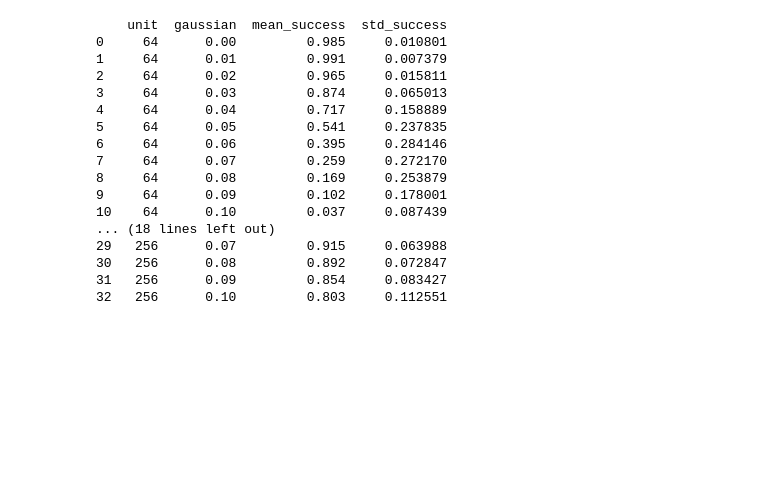
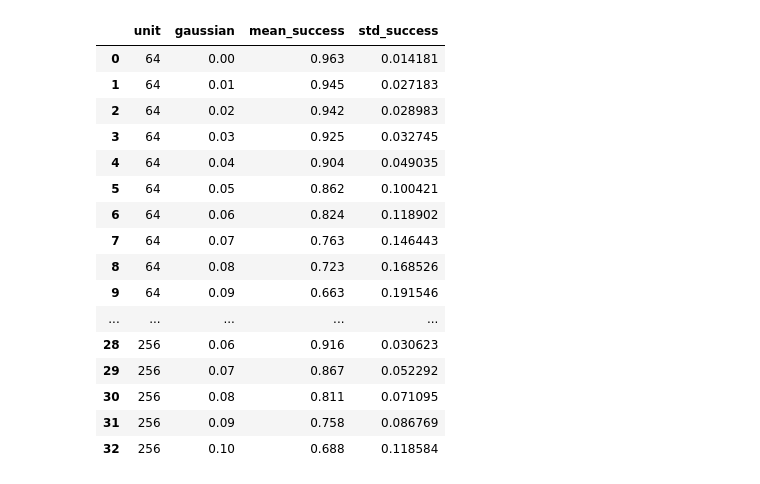
Before and after one commit to yuuharu11/LNN-control, a Jupyter notebook: robomimic/myscript/ipynb/error_injection.ipynb, the cells around one changed output. Saved outputs shown, nothing was run; the diff lists cells and outputs as text; code cells hidden in the pictures; blank space fills up the shorter version.

```diff
--- a/robomimic/myscript/ipynb/error_injection.ipynb
+++ b/robomimic/myscript/ipynb/error_injection.ipynb
@@ -6,59 +6,59 @@ import numpy as np
 import matplotlib.pyplot as plt
 
 units = [64, 128, 256]
-base_path = "/work/robomimic/csv/result/error/gaussian"
+base_path = "/work/robomimic/csv/result/error/proposal/3bit/gaussian"
 TOP_K = 10  # 上位k行で平均
 
 def extract_gaussian(path):
     m = re.search(r"gaussian([0-9.]+)\.csv", path)
     return float(m.group(1)) if m else None
 
 results = []
 
 for unit in units:
-    pattern = f"{base_path}/unit{unit}/gaussian*.csv"
+    pattern = f"{base_path}/u{unit}/gaussian*.csv"
     files = sorted(glob.glob(pattern))
 
     for f in files:
         g = extract_gaussian(f)
         if g is None:
             continue
 
         df = pd.read_csv(f)
 
         # === ここが変更点 ===
         # 行そのものから success_rate 上位kを選択
         topk = df.nlargest(TOP_K, "success_rate")
         mean_success = topk["success_rate"].mean()
         std_success = topk["success_rate"].std()
 
         results.append({
             "unit": unit,
             "gaussian": g,
             "mean_success": mean_success,
             "std_success": std_success
         })
 
 results_df = pd.DataFrame(results)
-print(results_df)
+display(results_df)
 # %% [output]
-    unit  gaussian  mean_success  std_success
-0     64      0.00         0.985     0.010801
-1     64      0.01         0.991     0.007379
-2     64      0.02         0.965     0.015811
-3     64      0.03         0.874     0.065013
-4     64      0.04         0.717     0.158889
-5     64      0.05         0.541     0.237835
-6     64      0.06         0.395     0.284146
-7     64      0.07         0.259     0.272170
-8     64      0.08         0.169     0.253879
-9     64      0.09         0.102     0.178001
-10    64      0.10         0.037     0.087439
-... (18 lines left out)
-29   256      0.07         0.915     0.063988
-30   256      0.08         0.892     0.072847
-31   256      0.09         0.854     0.083427
-32   256      0.10         0.803     0.112551
+|  | unit | gaussian | mean_success | std_success |
+| 0 | 64 | 0.00 | 0.963 | 0.014181 |
+| 1 | 64 | 0.01 | 0.945 | 0.027183 |
+| 2 | 64 | 0.02 | 0.942 | 0.028983 |
+| 3 | 64 | 0.03 | 0.925 | 0.032745 |
+| 4 | 64 | 0.04 | 0.904 | 0.049035 |
+| 5 | 64 | 0.05 | 0.862 | 0.100421 |
+| 6 | 64 | 0.06 | 0.824 | 0.118902 |
+| 7 | 64 | 0.07 | 0.763 | 0.146443 |
+| 8 | 64 | 0.08 | 0.723 | 0.168526 |
+| 9 | 64 | 0.09 | 0.663 | 0.191546 |
+| ... | ... | ... | ... | ... |
+| 28 | 256 | 0.06 | 0.916 | 0.030623 |
+| 29 | 256 | 0.07 | 0.867 | 0.052292 |
+| 30 | 256 | 0.08 | 0.811 | 0.071095 |
+| 31 | 256 | 0.09 | 0.758 | 0.086769 |
+| 32 | 256 | 0.10 | 0.688 | 0.118584 |
 # %%
 import numpy as np
 import matplotlib.pyplot as plt
```
Also changed, not shown: parts of 4 cells of this notebook, 26 other files.
